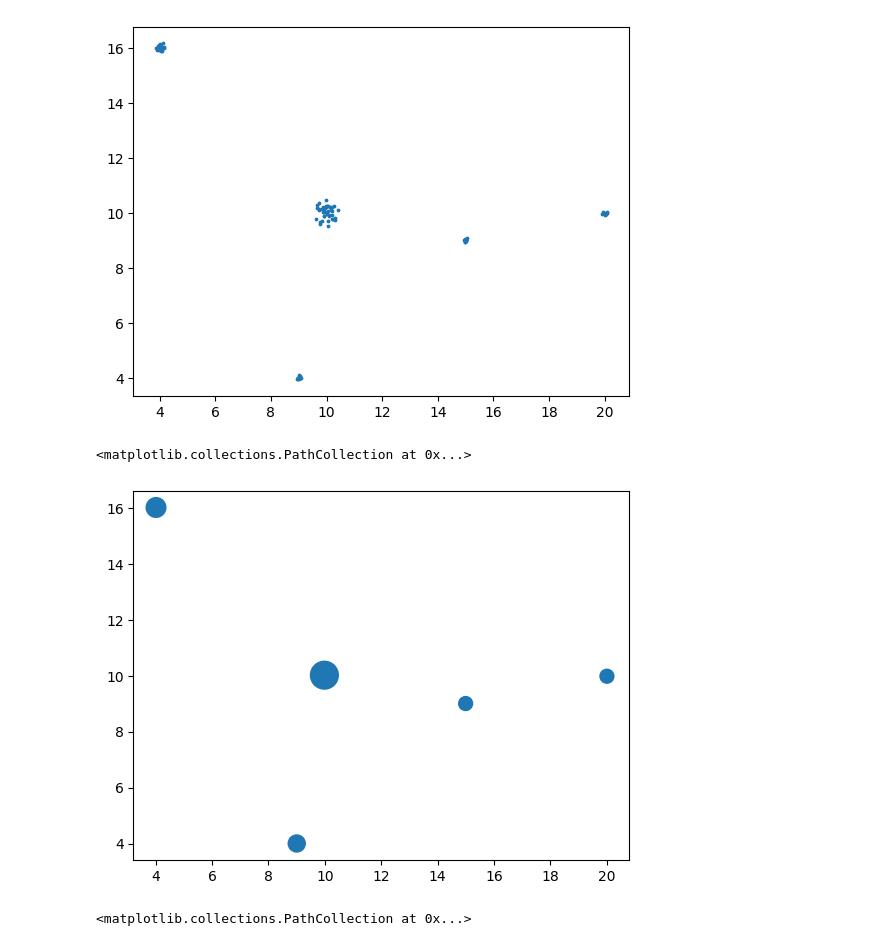
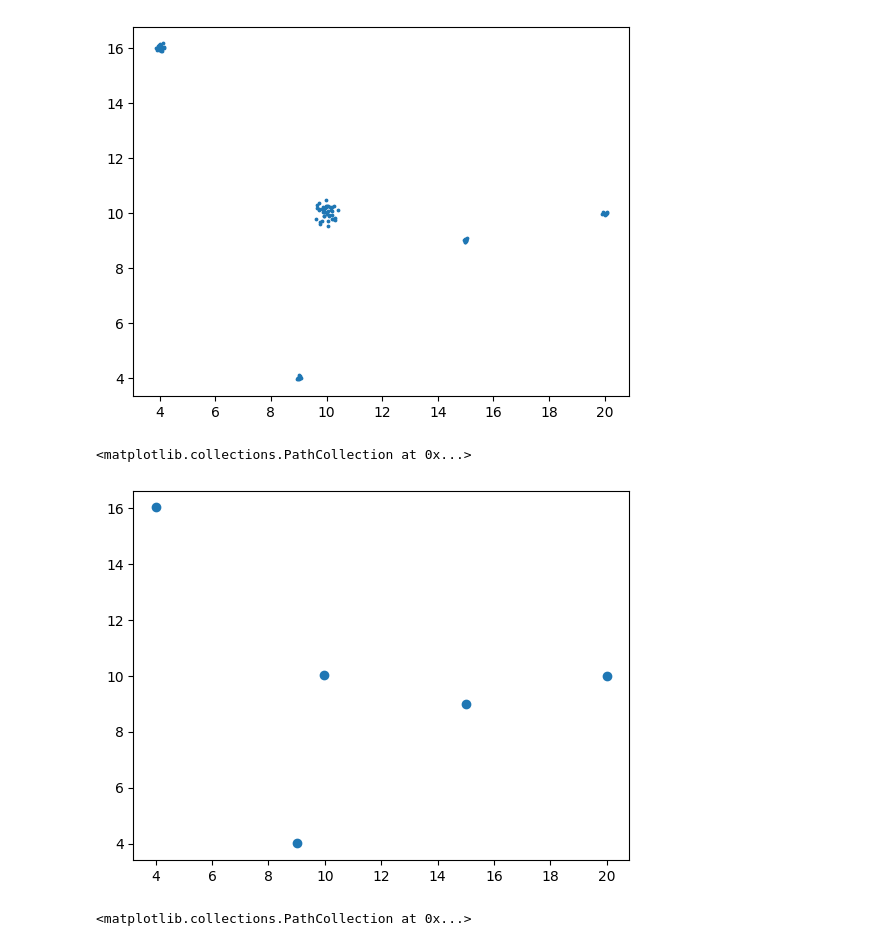
Before and after one commit to peano4783/ml-use-cases-ibs-webinar, a Jupyter notebook: notebooks/clusters.ipynb, the cells around one changed output. Cells and saved outputs as stored; diff of their text form; code cells hidden in the pictures.

```diff
--- a/notebooks/case1.ipynb
+++ b/notebooks/clusters.ipynb
@@ -9,5 +5,5 @@ import matplotlib.pyplot as plt
 # %%
-df = pd.read_csv('../data/case1data.csv')
+df = pd.read_csv('../data/clusters.csv')
 plt.scatter(df['x'], df['y'], s=3)
 # %% [output]
 <matplotlib.collections.PathCollection at 0x...>
@@ -18,10 +14,10 @@ from sklearn.cluster import KMeans
 kmeans = KMeans(n_clusters=5, random_state=0, n_init="auto").fit(df)
 # %%
 centers = np.transpose(kmeans.cluster_centers_)
-plt.scatter(centers[0], centers[1], s=s)
+plt.scatter(centers[0], centers[1])
 # %% [output]
 <matplotlib.collections.PathCollection at 0x...>
-[figure, old version]
+[figure, new version]
 # %%
 s = [sum(kmeans.labels_ == i)*10 for i in range(len(kmeans.cluster_centers_))]
 plt.scatter(centers[0], centers[1], s=s)
```
Also changed, not shown: parts of 2 cells of this notebook, 4 other files.
